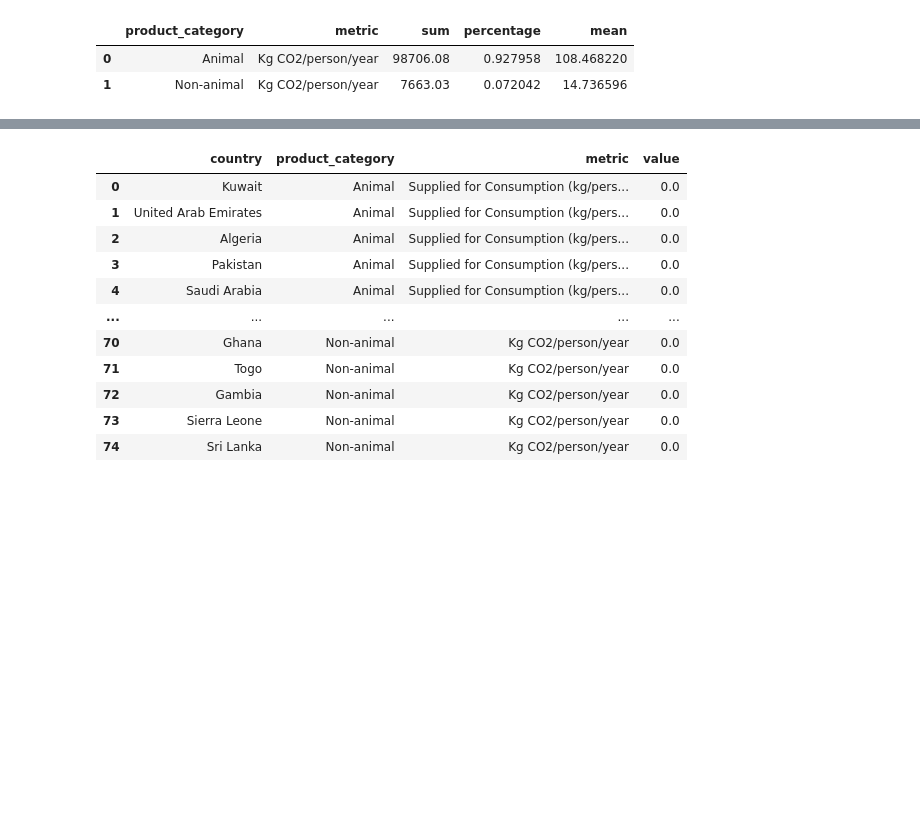
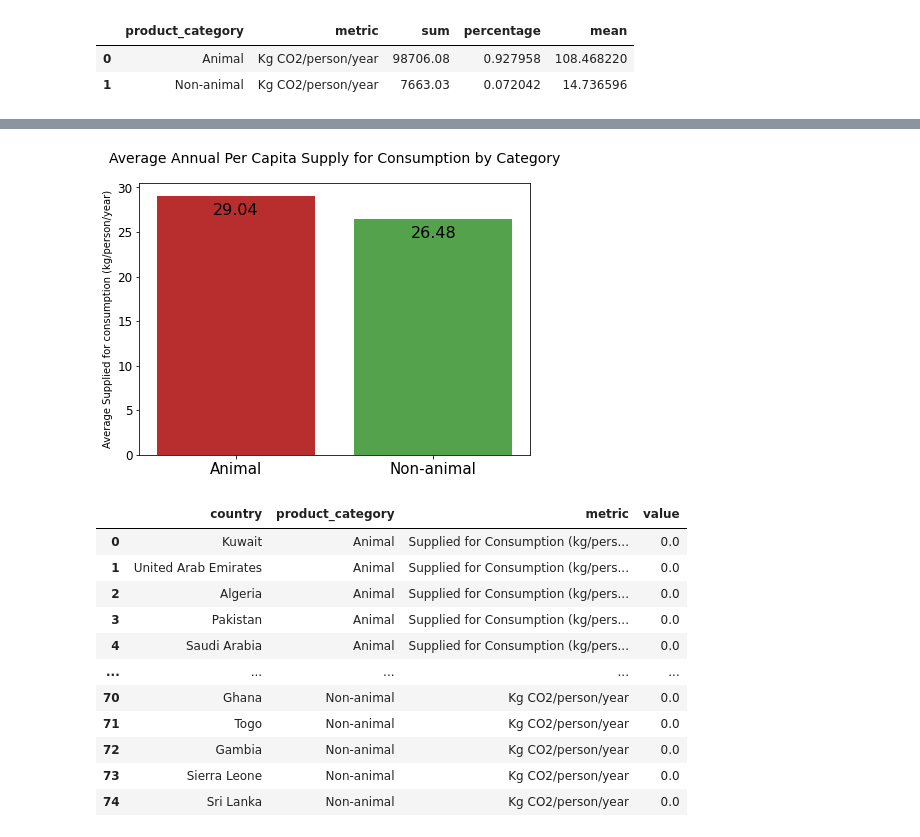
Before and after one commit to daniel-epm/food_carbon_fp, a Jupyter notebook: foodprint_analysis.ipynb, the cells around one changed output, grey strips where cells are left out. Cells and saved outputs as stored; diff of their text form; code cells hidden in the pictures; blank space fills up the shorter version.

```diff
--- a/foodprint_analysis.ipynb
+++ b/foodprint_analysis.ipynb
@@ -335,0 +325,15 @@ The chart visually contrasts the proportional contributions of animal- and non-a
+# %%
+# Mean per capita consumption per product category
+stmt = select(foodprint1.columns.product_category,
+              foodprint1.columns.metric,
+              func.avg(foodprint1.columns.value).label('average_annual_consumption_per_capita_in_kg'))
+
+stmt = stmt.where(foodprint1.columns.metric.ilike('Supplied %'))
+
+stmt = stmt.group_by(foodprint1.columns.product_category,
+                     foodprint1.columns.metric)
+
+print(stmt)
+
+df = fetch_query_results('stmt', stmt)
+df
@@ -336,3 +347,23 @@ The chart visually contrasts the proportional contributions of animal- and non-a
+# %%
+fig, ax = plt.subplots(figsize = (7, 5))
+
+ax.bar(df['product_category'],
+        df['average_annual_consumption_per_capita_in_kg'],
+        color= ['#B82E2E', '#54A24B'])
+
+ax.set_title('Average Annual Per Capita Supply for Consumption by Category', fontsize= 14, pad = 20)
+ax.set_ylabel('Average Supplied for consumption (kg/person/year)')
+ax.tick_params(axis='x', labelsize=15)
+ax.tick_params(axis='y', labelsize=12)
+
+bars = ax.bar(df['product_category'],
+              df['average_annual_consumption_per_capita_in_kg'],
+              color=['#B82E2E', '#54A24B'])
+ax.bar_label(bars, fmt= '%.2f', padding= -22, fontsize= 16)
+
+plt.show()
+# %% [output]
+[figure, added]
 # %%
 query = """
     SELECT country,
```
Also changed, not shown: parts of 7 cells of this notebook.
